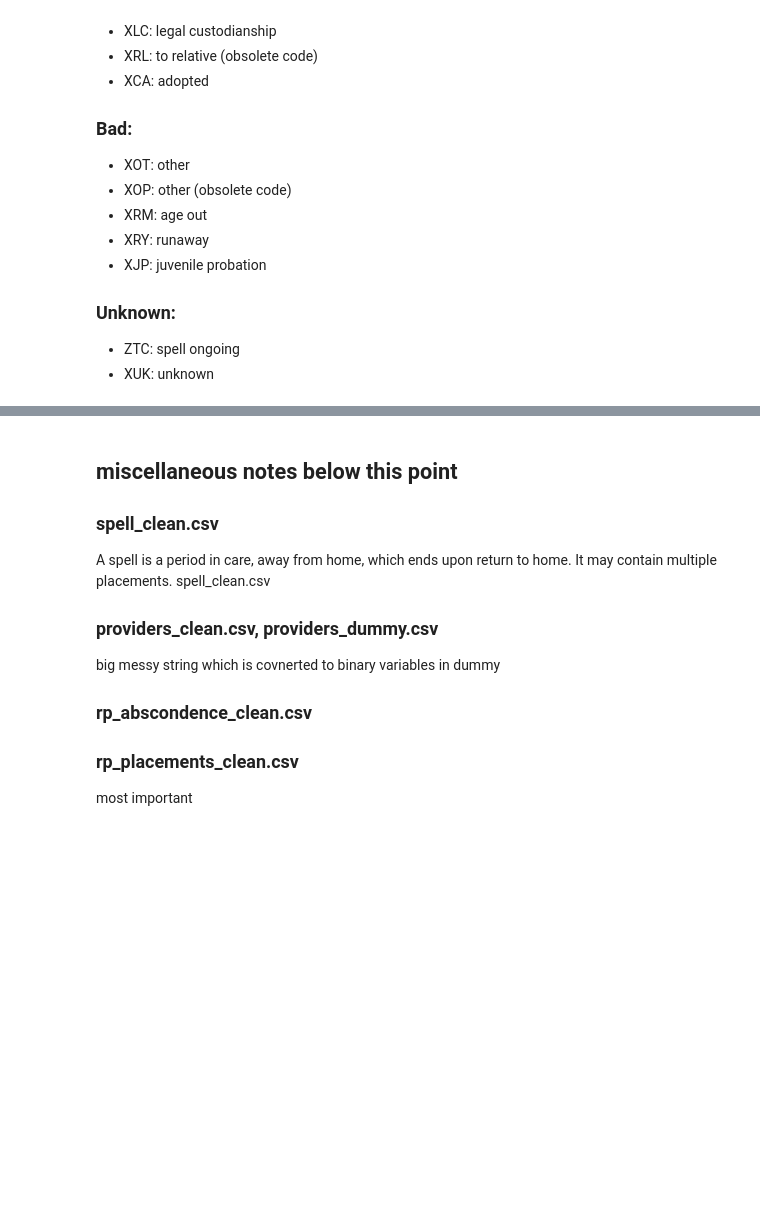
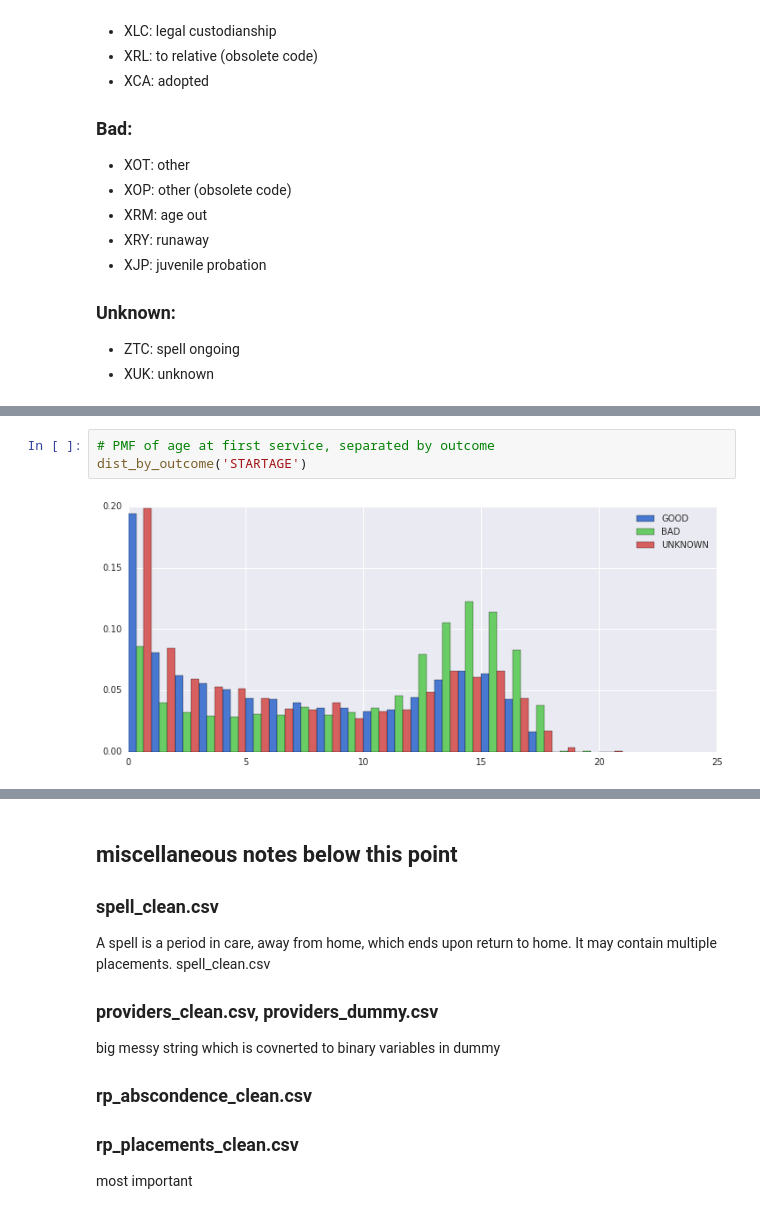
Before and after one commit to rachelauryn/FosterCareMobility, a Jupyter notebook: python/aec.ipynb, the cells around one changed output, grey strips where cells are left out. Drawn from its saved outputs; the diff is of its cells as text; blank space fills up the shorter version.

```diff
--- a/python/aec.ipynb
+++ b/python/aec.ipynb
@@ -97,0 +130,5 @@ g.map(sns.distplot, 'NPLACES', kde=False, norm_hist=True);
+# %%
+# PMF of age at first service, separated by outcome
+dist_by_outcome('STARTAGE')
+# %% [output]
+[figure, added]
```
Also changed, not shown: parts of 12 cells of this notebook.
